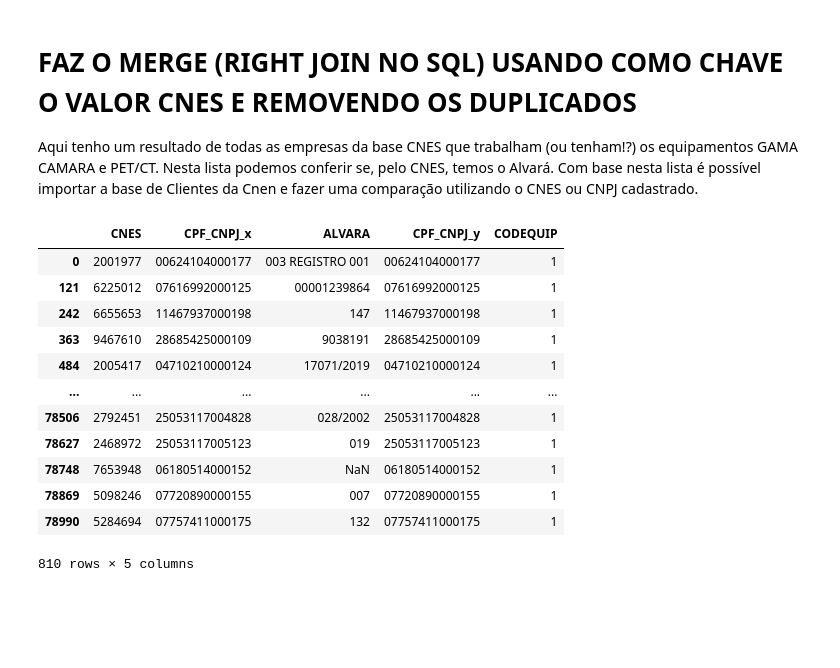
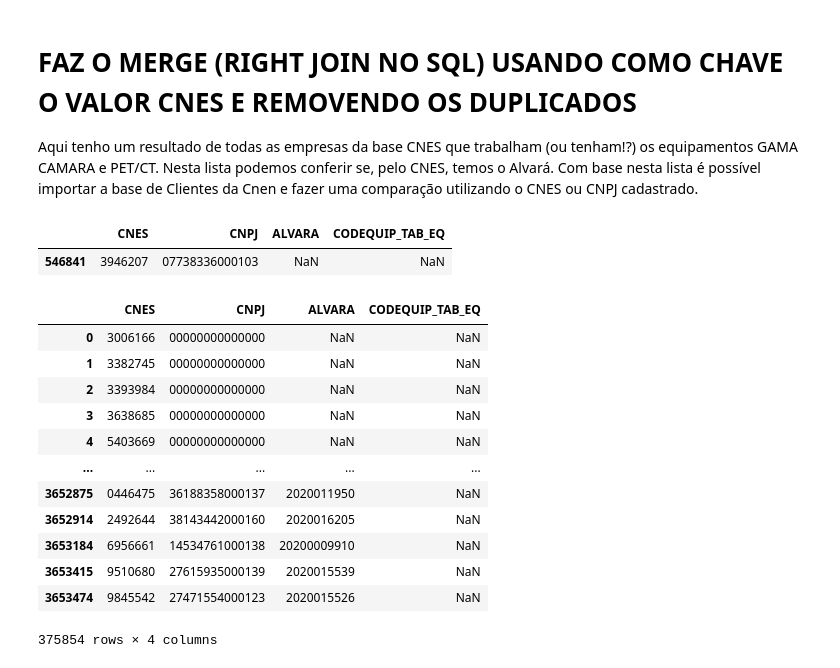
Before and after one commit to hamiltonvalerio/DS_CNES_DATASUS, a Jupyter notebook: CNES.ipynb, the cells around one changed output. Drawn from its saved outputs; the diff is of its cells as text; code cells hidden in the pictures; blank space fills up the shorter version.

```diff
--- a/CNES.ipynb
+++ b/CNES.ipynb
@@ -187,19 +229,34 @@ total_df_ST
 
 Aqui tenho um resultado de todas as empresas da base CNES que trabalham (ou tenham!?) os equipamentos GAMA CAMARA e PET/CT. Nesta lista podemos conferir se, pelo CNES, temos o Alvará.
 Com base nesta lista é possível importar a base de Clientes da Cnen e fazer uma comparação utilizando o CNES ou CNPJ cadastrado.
-# %%
-pd.merge(total_df_ST, result_df_EQ, on="CNES", how="right").drop_duplicates()
-# %% [output]
-|  | CNES | CPF_CNPJ_x | ALVARA | CPF_CNPJ_y | CODEQUIP |
-| 0 | 2001977 | 00624104000177 | 003 REGISTRO 001 | 00624104000177 | 1 |
-| 121 | 6225012 | 07616992000125 | 00001239864 | 07616992000125 | 1 |
-| 242 | 6655653 | 11467937000198 | 147 | 11467937000198 | 1 |
-| 363 | 9467610 | 28685425000109 | 9038191 | 28685425000109 | 1 |
-| 484 | 2005417 | 04710210000124 | 17071/2019 | 04710210000124 | 1 |
-| ... | ... | ... | ... | ... | ... |
-| 78506 | 2792451 | 25053117004828 | 028/2002 | 25053117004828 | 1 |
-| 78627 | 2468972 | 25053117005123 | 019 | 25053117005123 | 1 |
-| 78748 | 7653948 | 06180514000152 | NaN | 06180514000152 | 1 |
-| 78869 | 5098246 | 07720890000155 | 007 | 07720890000155 | 1 |
-| 78990 | 5284694 | 07757411000175 | 132 | 07757411000175 | 1 |
-810 rows × 5 columns
+# %%
+df_lista_cnes = pd.merge(total_df_ST, result_df_EQ, on="CNES", how="left").drop_duplicates()
+df_lista_cnes = (df_lista_cnes.rename(columns={'CPF_CNPJ_x': 'CNPJ'})).drop(columns=['CPF_CNPJ_y'])
+df_lista_cnes['CNPJ'] = df_lista_cnes['CNPJ'].str.replace(".","")
+df_lista_cnes['CNPJ'] = df_lista_cnes['CNPJ'].str.replace("/","")
+df_lista_cnes['CNPJ'] = df_lista_cnes['CNPJ'].str.replace("-","")
+df_lista_cnes['CNPJ'] = df_lista_cnes['CNPJ'].str.replace(" ","")
+# %%
+filtro_cnpj_lista = ['07738336000103']
+result_cnpj_lista = df_lista_cnes[df_lista_cnes['CNPJ'].str.contains('|'.join(filtro_cnpj_lista))]
+
+result_cnpj_lista
+# %% [output]
+|  | CNES | CNPJ | ALVARA | CODEQUIP_TAB_EQ |
+| 546841 | 3946207 | 07738336000103 | NaN | NaN |
+# %%
+df_lista_cnes
+# %% [output]
+|  | CNES | CNPJ | ALVARA | CODEQUIP_TAB_EQ |
+| 0 | 3006166 | 00000000000000 | NaN | NaN |
+| 1 | 3382745 | 00000000000000 | NaN | NaN |
+| 2 | 3393984 | 00000000000000 | NaN | NaN |
+| 3 | 3638685 | 00000000000000 | NaN | NaN |
+| 4 | 5403669 | 00000000000000 | NaN | NaN |
+| ... | ... | ... | ... | ... |
+| 3652875 | 0446475 | 36188358000137 | 2020011950 | NaN |
+| 3652914 | 2492644 | 38143442000160 | 2020016205 | NaN |
+| 3653184 | 6956661 | 14534761000138 | 20200009910 | NaN |
+| 3653415 | 9510680 | 27615935000139 | 2020015539 | NaN |
+| 3653474 | 9845542 | 27471554000123 | 2020015526 | NaN |
+375854 rows × 4 columns
```
Also changed, not shown: parts of 21 cells of this notebook.
